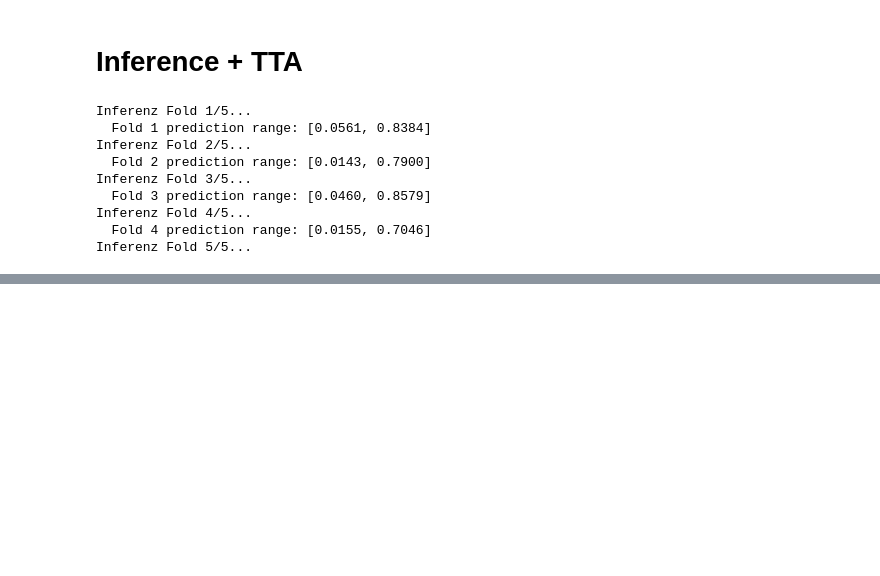
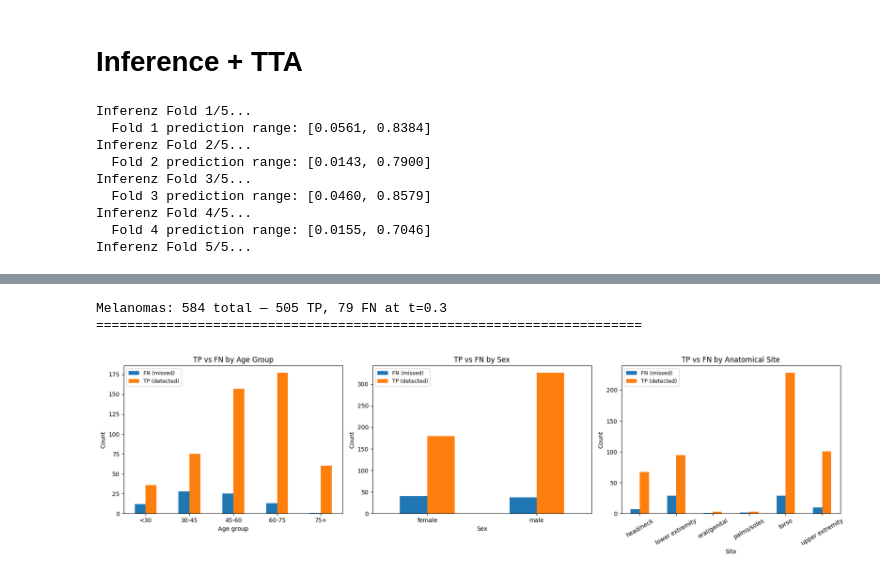
Before and after one commit to pvijayasures/melanoma-set, a Jupyter notebook: main.ipynb, the cells around one changed output, grey strips where cells are left out. Cells and saved outputs as stored; diff of their text form; code cells hidden in the pictures; blank space fills up the shorter version.

```diff
--- a/main.ipynb
+++ b/main.ipynb
@@ -1806,0 +2002,77 @@ Inferenz Fold 5/5...
+# %%
+# ── 4. Error Analysis by Subgroup ─────────────────────────────────────────────
+# Which melanomas does the model miss? Break down FN vs TP by age, sex, body site.
+
+import pandas as pd
+import matplotlib.pyplot as plt
+import numpy as np
+
+oof = pd.read_csv(f"{CFG.output_dir}/oof_predictions.csv")
+train_df = pd.read_csv(CFG.train_csv)
+
+# Merge metadata onto OOF
+merged = oof.merge(
+    train_df[["image_name", "age_approx", "sex", "anatom_site_general_challenge"]],
+    on="image_name", how="left"
+)
+
+THRESHOLD = 0.30
+mel = merged[merged.target == 1].copy()
+mel["outcome"] = np.where(mel.pred >= THRESHOLD, "TP (detected)", "FN (missed)")
+
+print(f"Melanomas: {len(mel)} total — {(mel.outcome=='TP (detected)').sum()} TP, "
+      f"{(mel.outcome=='FN (missed)').sum()} FN at t={THRESHOLD}")
+print("=" * 70)
+
+fig, axes = plt.subplots(1, 3, figsize=(18, 5))
+
+# ── Age distribution ───────────────────────────────────────────────────────────
+ax = axes[0]
+mel["age_bin"] = pd.cut(mel["age_approx"], bins=[0, 30, 45, 60, 75, 100],
+                        labels=["<30", "30-45", "45-60", "60-75", "75+"])
+age_ct = mel.groupby(["age_bin", "outcome"], observed=True).size().unstack(fill_value=0)
+age_ct.plot(kind="bar", ax=ax, rot=0)
+ax.set_title("TP vs FN by Age Group", fontsize=12)
+ax.set_xlabel("Age group")
+ax.set_ylabel("Count")
+ax.legend(fontsize=9)
+
+# ── Sex ─────────────────────────────────────────────────────────────────────────
+ax = axes[1]
+sex_ct = mel.groupby(["sex", "outcome"], observed=True).size().unstack(fill_value=0)
+sex_ct.plot(kind="bar", ax=ax, rot=0)
+ax.set_title("TP vs FN by Sex", fontsize=12)
+ax.set_xlabel("Sex")
+ax.set_ylabel("Count")
+ax.legend(fontsize=9)
+
+# ── Anatomical site ────────────────────────────────────────────────────────────
+ax = axes[2]
+site_ct = mel.groupby(["anatom_site_general_challenge", "outcome"], observed=True).size().unstack(fill_value=0)
+site_ct.plot(kind="bar", ax=ax, rot=30)
+ax.set_title("TP vs FN by Anatomical Site", fontsize=12)
+ax.set_xlabel("Site")
+ax.set_ylabel("Count")
+ax.legend(fontsize=9)
+
+plt.tight_layout()
+plt.savefig(f"{CFG.output_dir}/error_subgroup_analysis.png", dpi=200, bbox_inches="tight")
+plt.show()
+
+# ── Miss rates per subgroup ────────────────────────────────────────────────────
+print("\nMiss rate (FN / total melanomas) by subgroup:")
+print("-" * 50)
+for col, name in [("age_bin", "Age"), ("sex", "Sex"),
+                   ("anatom_site_general_challenge", "Site")]:
+    grouped = mel.groupby(col, observed=True).agg(
+        total=("target", "count"),
+        missed=("outcome", lambda x: (x == "FN (missed)").sum())
+    )
+    grouped["miss_rate"] = (grouped.missed / grouped.total * 100).round(1)
+    print(f"\n{name}:")
+    for idx, row in grouped.iterrows():
+        print(f"  {str(idx):30s}  {row.missed:.0f}/{row.total:.0f} missed ({row.miss_rate}%)")
+# %% [output]
+Melanomas: 584 total — 505 TP, 79 FN at t=0.3
+======================================================================
+[figure, added]
```
Also changed, not shown: parts of 13 cells of this notebook.
